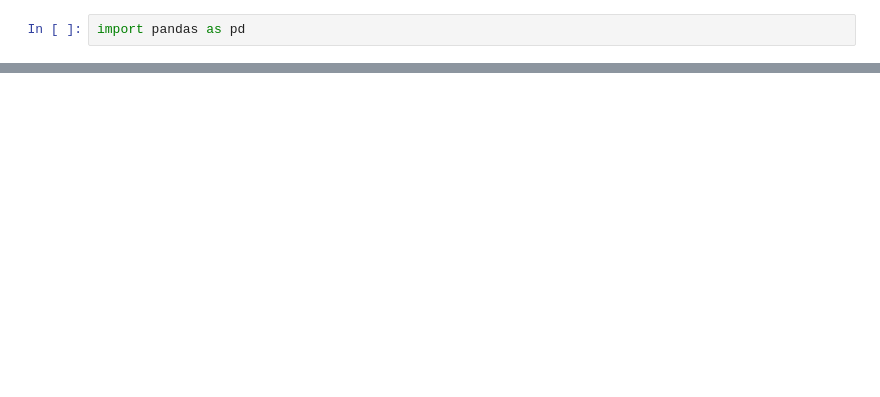
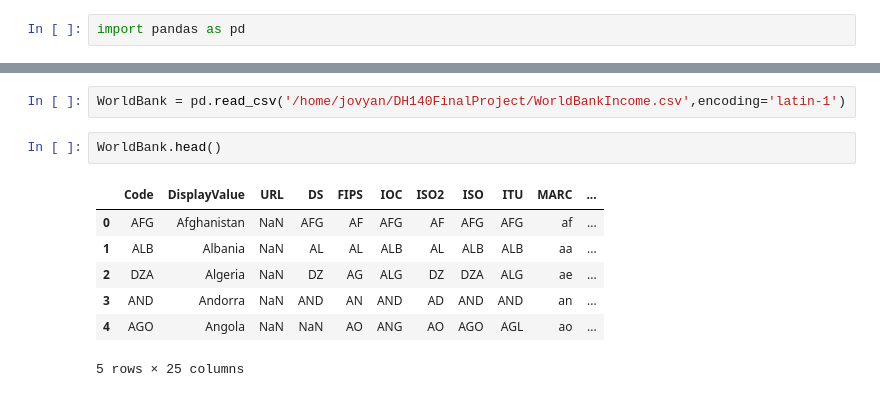
Before and after one commit to jchristey/DH140FinalProject, a Jupyter notebook: DataExploration.ipynb, the cells around one changed output, grey strips where cells are left out. Cells and saved outputs as stored; diff of their text form; blank space fills up the shorter version.

```diff
--- a/DataExploration.ipynb
+++ b/DataExploration.ipynb
@@ -27,0 +76,12 @@ KeyError: 'Year'
+# %%
+WorldBank = pd.read_csv('/home/jovyan/DH140FinalProject/WorldBankIncome.csv',encoding='latin-1')
+# %%
+WorldBank.head()
+# %% [output]
+|  | Code | DisplayValue | URL | DS | FIPS | IOC | ISO2 | ISO | ITU | MARC | ... |
+| 0 | AFG | Afghanistan | NaN | AFG | AF | AFG | AF | AFG | AFG | af | ... |
+| 1 | ALB | Albania | NaN | AL | AL | ALB | AL | ALB | ALB | aa | ... |
+| 2 | DZA | Algeria | NaN | DZ | AG | ALG | DZ | DZA | ALG | ae | ... |
+| 3 | AND | Andorra | NaN | AND | AN | AND | AD | AND | AND | an | ... |
+| 4 | AGO | Angola | NaN | NaN | AO | ANG | AO | AGO | AGL | ao | ... |
+5 rows × 25 columns
```
Also changed, not shown: parts of 18 cells of this notebook, 4 other files.
